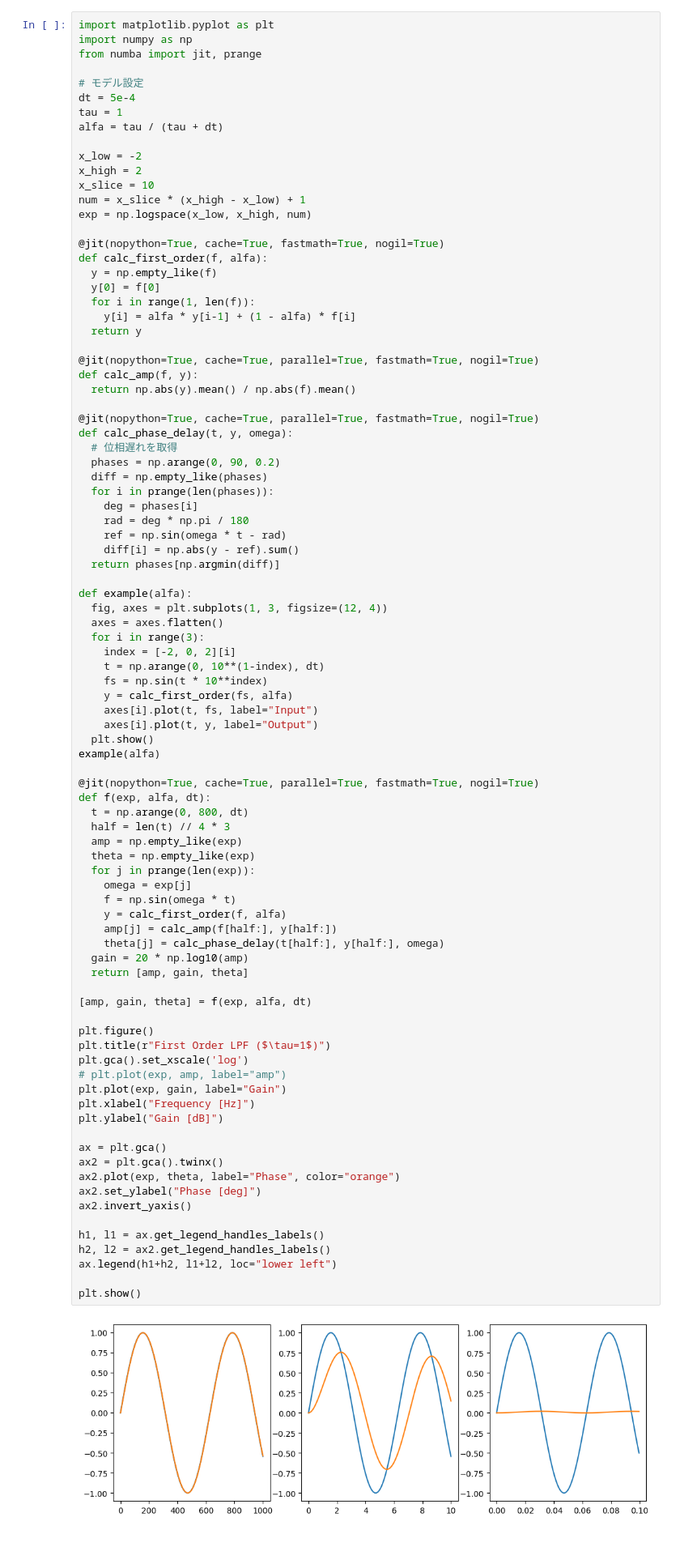
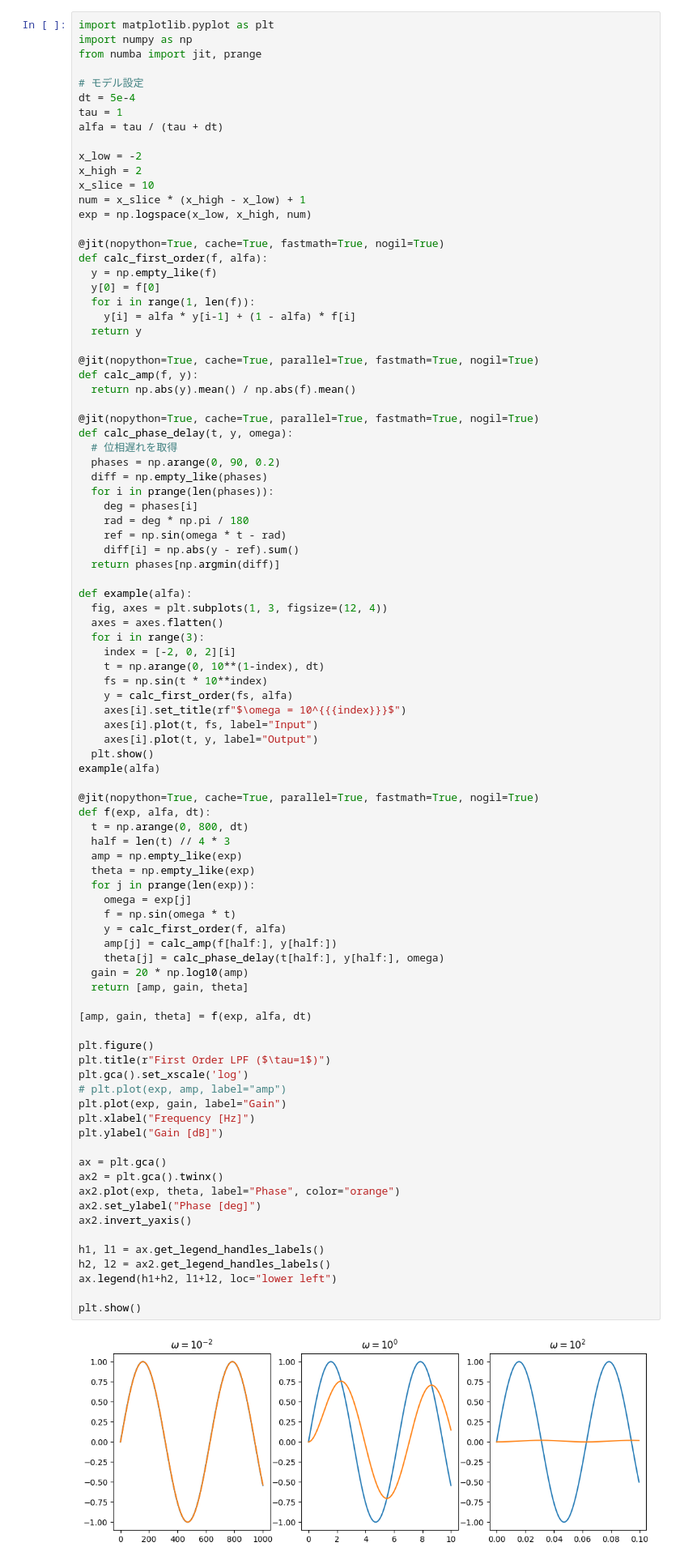
Before and after one commit to teruyamato0731/pid-simulation, a Jupyter notebook: bode.ipynb, the cells around one changed output. Shown at 81% size. Drawn from its saved outputs; the diff is of its cells as text.

```diff
--- a/bode.ipynb
+++ b/bode.ipynb
@@ -96,6 +96,7 @@ def example(alfa):
     t = np.arange(0, 10**(1-index), dt)
     fs = np.sin(t * 10**index)
     y = calc_first_order(fs, alfa)
+    axes[i].set_title(rf"$\omega = 10^{{{index}}}$")
     axes[i].plot(t, fs, label="Input")
     axes[i].plot(t, y, label="Output")
   plt.show()
@@ -111,32 +112,32 @@ def f(exp, alfa, dt):
     omega = exp[j]
     f = np.sin(omega * t)
     y = calc_first_order(f, alfa)
     amp[j] = calc_amp(f[half:], y[half:])
     theta[j] = calc_phase_delay(t[half:], y[half:], omega)
   gain = 20 * np.log10(amp)
   return [amp, gain, theta]
 
 [amp, gain, theta] = f(exp, alfa, dt)
 
 plt.figure()
 plt.title(r"First Order LPF ($\tau=1$)")
 plt.gca().set_xscale('log')
 # plt.plot(exp, amp, label="amp")
 plt.plot(exp, gain, label="Gain")
 plt.xlabel("Frequency [Hz]")
 plt.ylabel("Gain [dB]")
 
 ax = plt.gca()
 ax2 = plt.gca().twinx()
 ax2.plot(exp, theta, label="Phase", color="orange")
 ax2.set_ylabel("Phase [deg]")
 ax2.invert_yaxis()
 
 h1, l1 = ax.get_legend_handles_labels()
 h2, l2 = ax2.get_legend_handles_labels()
 ax.legend(h1+h2, l1+l2, loc="lower left")
 
 plt.show()
 # %% [output]
-[figure, old version]
+[figure, new version]
 [figure]
```
Also changed, not shown: 1 other file.
